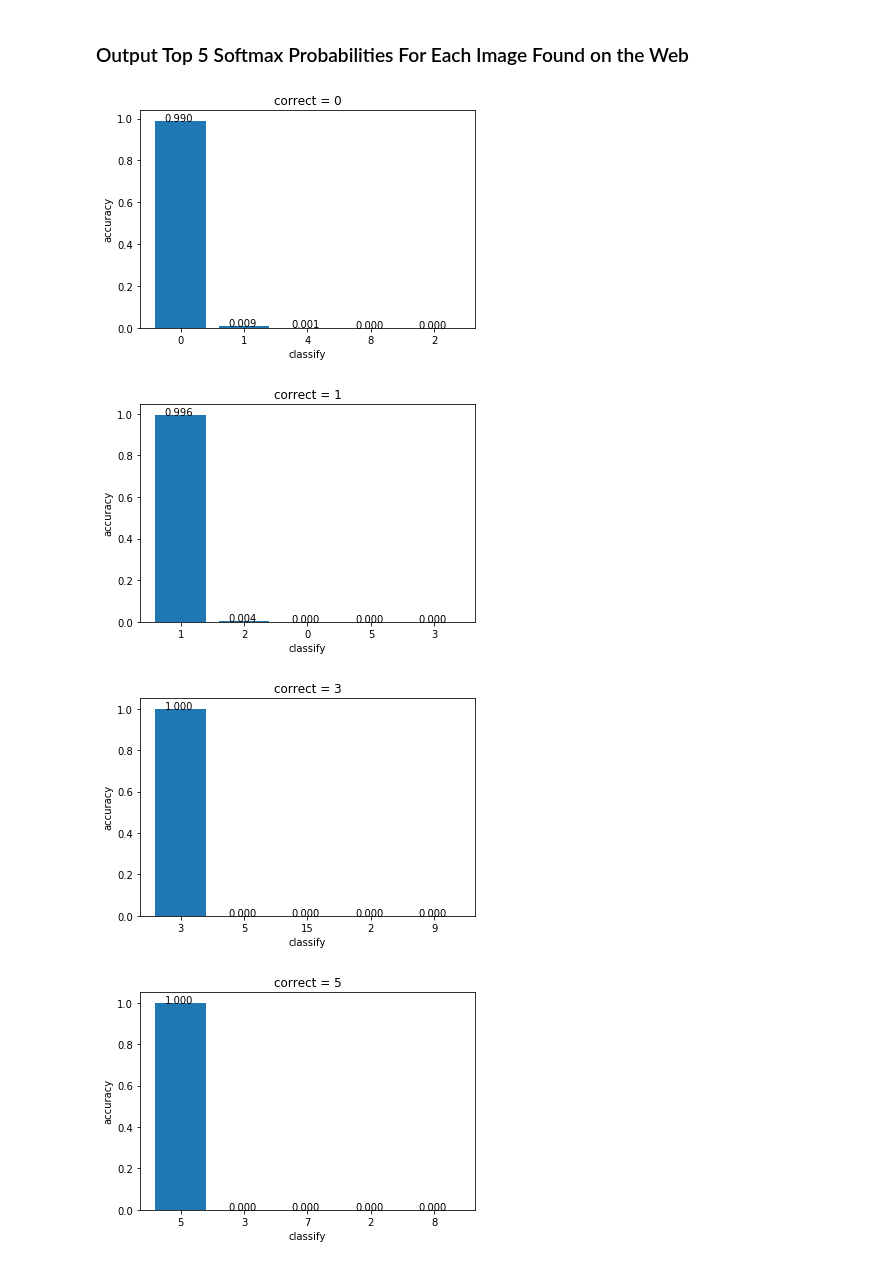
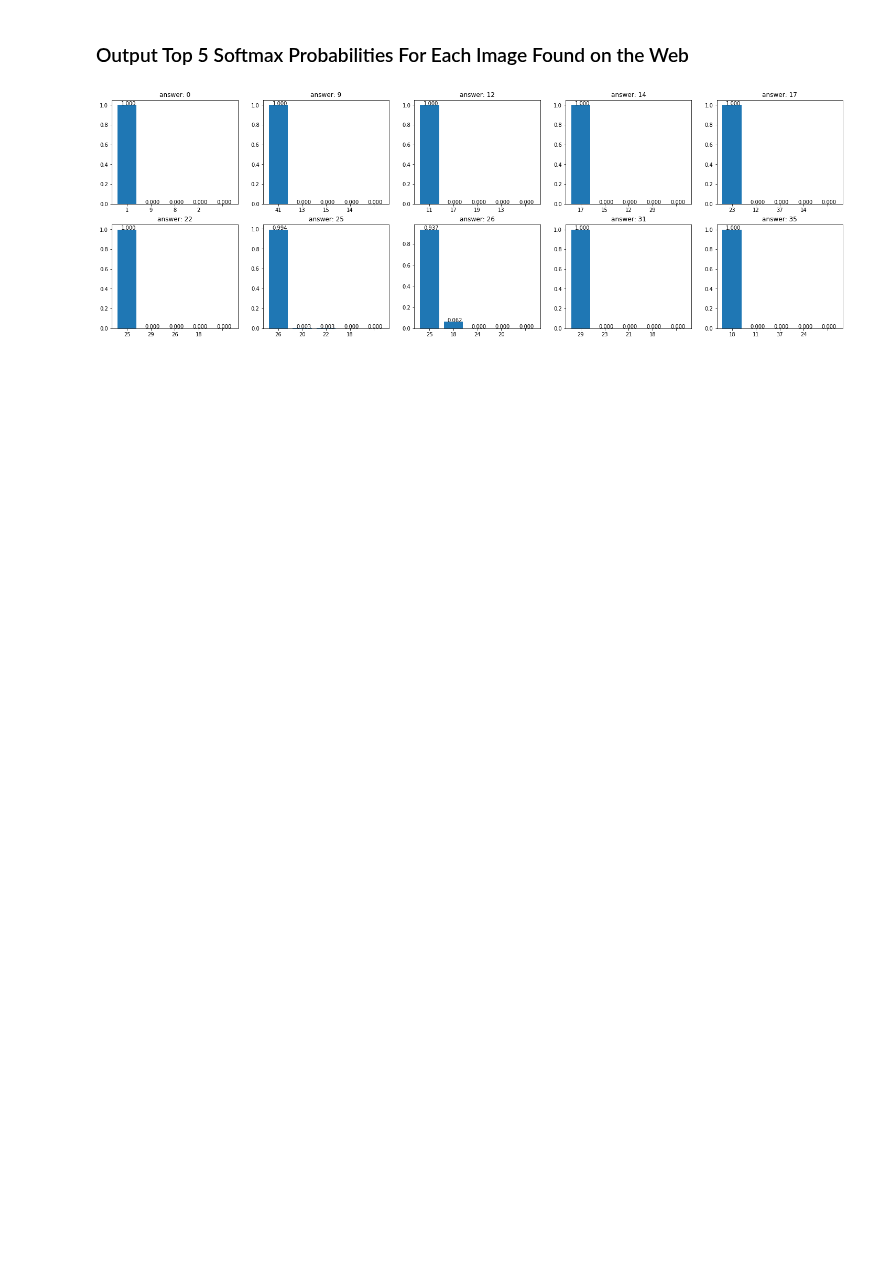
Before and after one commit to liferlisiqi/Traffic-Sign-Classifier, a Jupyter notebook: GoogLeNet.ipynb, the cells around one changed output. Drawn from its saved outputs; the diff is of its cells as text; code cells hidden in the pictures; blank space fills up the shorter version.

```diff
--- a/GoogLeNet.ipynb
+++ b/GoogLeNet.ipynb
@@ -76,7 +76,7 @@ def GoogLeNet(inputs, dropout_keep_prob): # inputs size:32x32x3
     pool3 = layers.max_pool2d(inception_3b, [3, 3]) # 3x3x512
 
     inception_4a = Inception(pool3, 256, 160, 320, 32, 128, 128) # 3x3x832
-    inception_5b = Inception(inception_4a, 384, 192, 384, 48, 128, 128) # 3x3x1024
+    inception_4b = Inception(inception_4a, 384, 192, 384, 48, 128, 128) # 3x3x1024
     pool4 = layers.avg_pool2d(inception_4b, [3, 3], stride = 1)
 
     reshape = tf.reshape(pool4, [-1, 1024])
@@ -185,3 +187,7 @@ plt.show()
 # 4 Testing
 # %% [markdown]
 ## 4.1 Test the model on testing dataset
+# %%
+saver = tf.train.import_meta_graph('./model/googlenet.ckpt.meta')
+with tf.Session() as sess:
+    saver.restore(sess, './model/googlenet.ckpt')
@@ -237,9 +243,9 @@ gt_images = gt_images.astype(np.float32) / 128. - 1.
 # %%
 with tf.Session() as sess:
     saver.restore(sess, './model/googlenet.ckpt')
-    test_accuracy = evaluate(gt_images, gt_labels)
+    test_accuracy = evaluate(online_images, online_labels)
     print("Test Accuracy = {:.3f}".format(test_accuracy))
-    logits_value = sess.run(logits, feed_dict={x: gt_images})
+    logits_value = sess.run(logits, feed_dict={x: online_images})
     probabilities = sess.run(tf.nn.softmax(logits_value))
 
 predict = probabilities.argmax(axis=1)
@@ -255,22 +261,17 @@ Predict the Sign Type for Each Image
 # %%
 ### Print out the top five softmax probabilities for the predictions on the German traffic sign images found on the web.
 with tf.Session() as sess:
     top5 = sess.run(tf.nn.top_k(tf.constant(probabilities), k=5))
 
-def plt_bar(values, indicex, answer):
-    plt.bar(range(5), values)
-    plt.xlabel('classify')
-    plt.ylabel('accuracy')
-    plt.xticks(range(5), indicex)
-    plt.title("correct = "+answer)
-    for x_,y_ in zip(range(5), values):
-        plt.text(x_ - 0.25, y_, '%.3f'%y_)
-    plt.show()
-
-for i in range(10):
-    plt_bar(top5.values[i], top5.indices[i], gt_labels[i])
+values = top5.values
+indices = top5.indices
+fig, axes = plt.subplots(2, 5, figsize=(25, 8))
+for i in range(2):
+    for j in range(5):
+        axes[i][j].bar(range(5), values[i*5+j])
+        axes[i][j].set_xticklabels(indices[i*5+j])
+        axes[i][j].set_title("answer: "+str(online_labels[i*5+j]))
+        for x_,y_ in zip(range(5), values[i*5+j]):
+            axes[i][j].text(x_ - 0.25, y_, '%.3f'%y_)
 # %% [output]
-[figure, old version]
+[figure, new version]
-[figure, removed]
-[figure, removed]
-[figure, removed]
```
Also changed, not shown: parts of 9 cells of this notebook, 34 other files.
